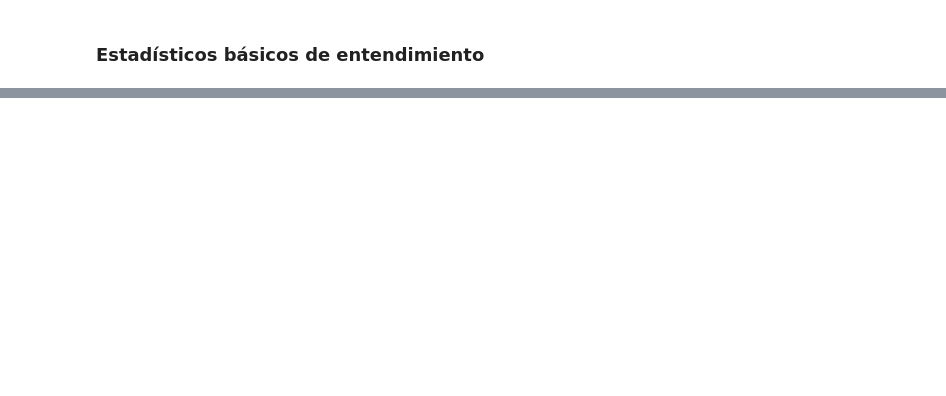
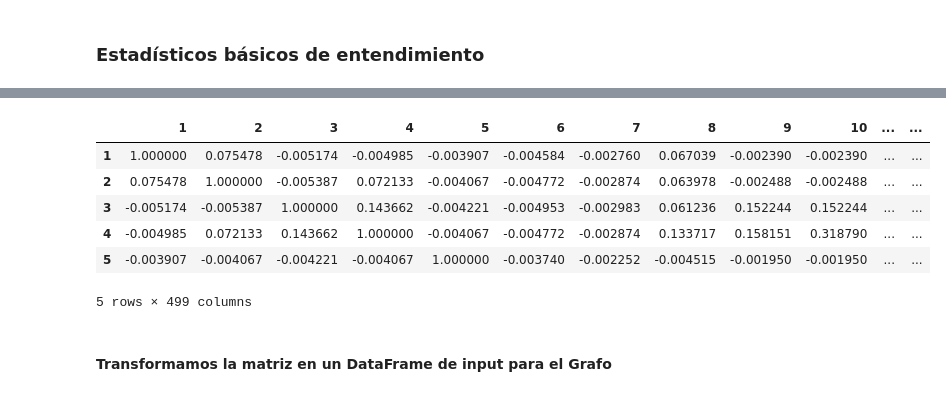
Before and after one commit to cesarqb/Topic-Modeling-with-Python, a Jupyter notebook: notebooks/topic_modeling_analysis.ipynb, the cells around one changed output, grey strips where cells are left out. Saved outputs shown, nothing was run; the diff lists cells and outputs as text; code cells hidden in the pictures; blank space fills up the shorter version.

```diff
--- a/notebooks/topic_modeling_analysis.ipynb
+++ b/notebooks/topic_modeling_analysis.ipynb
@@ -61,0 +162,13 @@ df.head()
+# %%
+matcor = compute_correlation_matrix(tdm)
+matcor.head()
+# %% [output]
+|  | 1 | 2 | 3 | 4 | 5 | 6 | 7 | 8 | 9 | 10 | ... | ... |
+| 1 | 1.000000 | 0.075478 | -0.005174 | -0.004985 | -0.003907 | -0.004584 | -0.002760 | 0.067039 | -0.002390 | -0.002390 | ... | ... |
+| 2 | 0.075478 | 1.000000 | -0.005387 | 0.072133 | -0.004067 | -0.004772 | -0.002874 | 0.063978 | -0.002488 | -0.002488 | ... | ... |
+| 3 | -0.005174 | -0.005387 | 1.000000 | 0.143662 | -0.004221 | -0.004953 | -0.002983 | 0.061236 | 0.152244 | 0.152244 | ... | ... |
+| 4 | -0.004985 | 0.072133 | 0.143662 | 1.000000 | -0.004067 | -0.004772 | -0.002874 | 0.133717 | 0.158151 | 0.318790 | ... | ... |
+| 5 | -0.003907 | -0.004067 | -0.004221 | -0.004067 | 1.000000 | -0.003740 | -0.002252 | -0.004515 | -0.001950 | -0.001950 | ... | ... |
+5 rows × 499 columns
+# %% [markdown]
+#### Transformamos la matriz en un DataFrame de input para el Grafo
```
Also changed, not shown: parts of 28 cells of this notebook, 2 other files.
